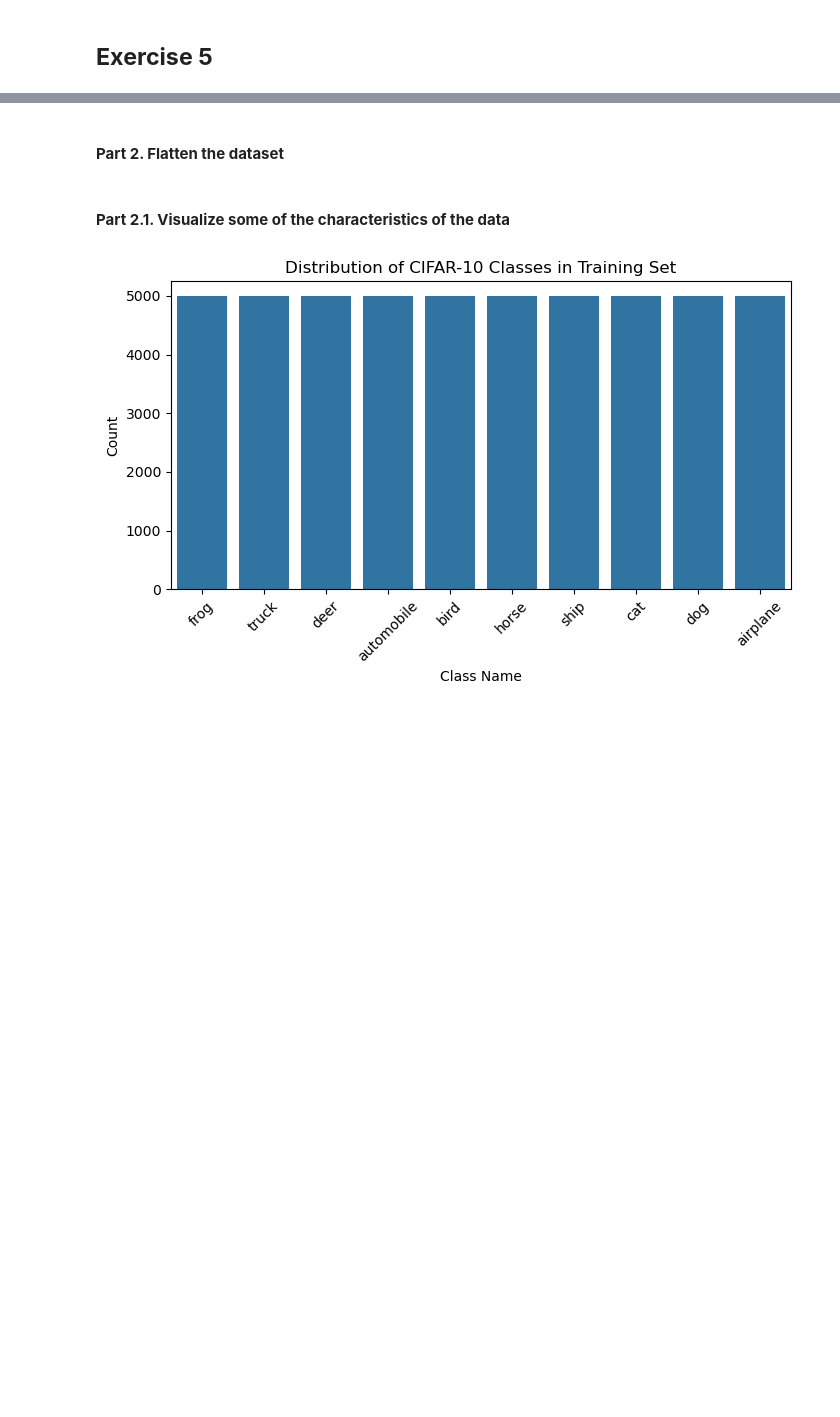
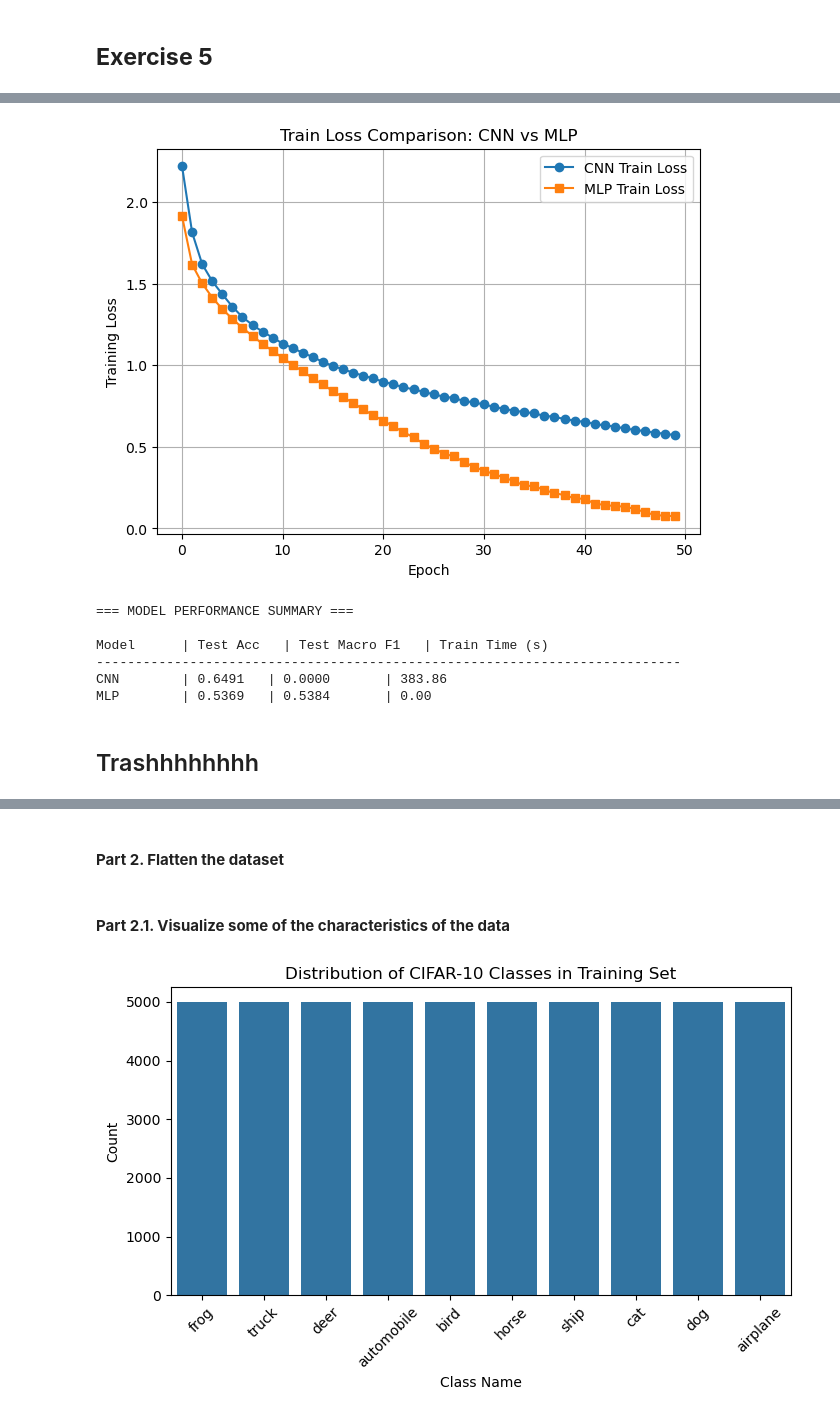
Before and after one commit to Tomaserra/Task-2-Deep-Learning, a Jupyter notebook: Tomas/Activity2_CARRIERISIMONE_TOMASSERRA.ipynb, the cells around one changed output, grey strips where cells are left out. Drawn from its saved outputs; the diff is of its cells as text; code cells hidden in the pictures; blank space fills up the shorter version.

```diff
--- a/Tomas/Activity2_CARRIERISIMONE_TOMASSERRA.ipynb
+++ b/Tomas/Activity2_CARRIERISIMONE_TOMASSERRA.ipynb
@@ -840,3 +1101,65 @@ Done.
+# %%
+import matplotlib.pyplot as plt
+from sklearn.metrics import classification_report
+
+# -------------------------------
+# 1. Assign CNN metrics
+# -------------------------------
+# Use your results dictionary directly
+cnn_train_losses = results[0].get('train_losses', [])  # List of training loss per epoch
+cnn_train_acc = results[0].get('accuracy_train', 0.0)
+cnn_test_acc = results[0].get('accuracy_test', 0.0)
+
+if 'metrics_test_summary' in results[0]:
+    cnn_test_f1 = results[0]['metrics_test_summary'].get('f1_macro', 0.0)
+else:
+    cnn_test_f1 = 0.0
+
+cnn_train_time = results[0].get('total_time', 0.0)
+cnn_class_report = results[0].get('report_test', "No report available")
+
+# -------------------------------
+# 2. Assign MLP metrics
+# -------------------------------
+mlp_train_losses = train_losses  # List of training loss per epoch
+mlp_train_acc = train_accs[-1]   # Last epoch train accuracy
+mlp_test_acc = test_accs[-1]     # Last epoch test accuracy
+mlp_test_f1 = test_f1s[-1]       # Last epoch macro F1
+mlp_train_time = 0.0             # replace with actual training time if measured
+
+mlp_class_report = classification_report(y_true, y_pred, target_names=classes)
+
+# -------------------------------
+# 3. Plot Train Loss Comparison
+# -------------------------------
+plt.figure(figsize=(7,5))
+plt.plot(cnn_train_losses, label="CNN Train Loss", marker='o')
+plt.plot(mlp_train_losses, label="MLP Train Loss", marker='s')
+plt.xlabel("Epoch")
+plt.ylabel("Training Loss")
+plt.title("Train Loss Comparison: CNN vs MLP")
+plt.legend()
+plt.grid(True)
+plt.show()
+
+# -------------------------------
+# 4. Summary Table
+# -------------------------------
+print("=== MODEL PERFORMANCE SUMMARY ===\n")
+print(f"{'Model':<10} | {'Test Acc':<10} | {'Test Macro F1':<15} | {'Train Time (s)':<12}")
+print("-"*75)
+print(f"{'CNN':<10} | {acc_test:.4f}   | {cnn_test_f1:.4f}       | {cnn_train_time:.2f}")
+print(f"{'MLP':<10} | {mlp_test_acc:.4f}   | {mlp_test_f1:.4f}       | {mlp_train_time:.2f}")
+# %% [output]
+[figure, added]
+=== MODEL PERFORMANCE SUMMARY ===
+
+Model      | Test Acc   | Test Macro F1   | Train Time (s)
+---------------------------------------------------------------------------
+CNN        | 0.6491   | 0.0000       | 383.86
+MLP        | 0.5369   | 0.5384       | 0.00
+# %% [markdown]
+## Trashhhhhhhh
 # %%
 # Imports
 import torch
```
Also changed, not shown: parts of 6 cells of this notebook.
